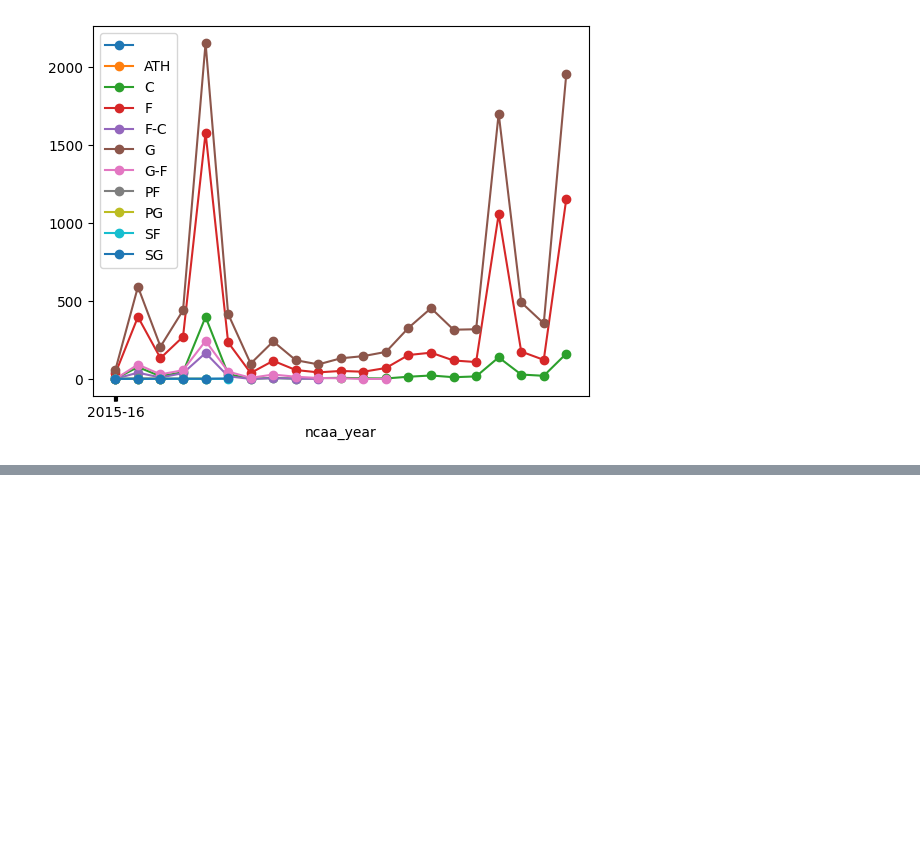
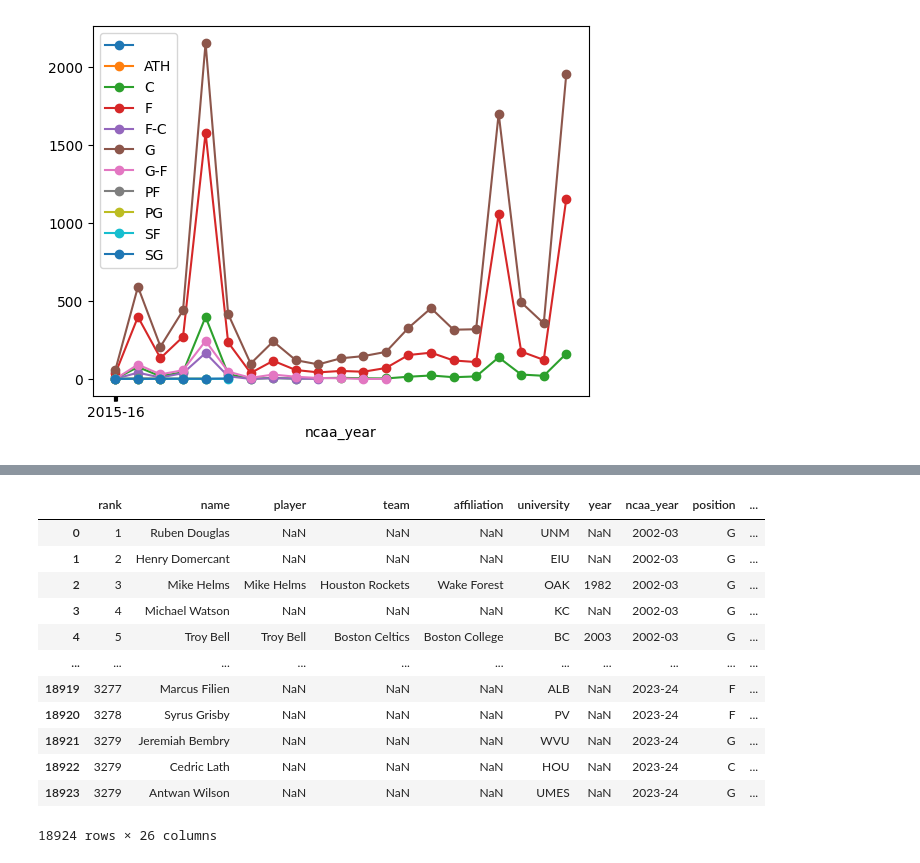
Before and after one commit to omara569/nba_draft_prediction, a Jupyter notebook: data_exploration/exploration.ipynb, the cells around one changed output, grey strips where cells are left out. Saved outputs shown, nothing was run; the diff lists cells and outputs as text; code cells hidden in the pictures; blank space fills up the shorter version.

```diff
--- a/data_exploration/exploration.ipynb
+++ b/data_exploration/exploration.ipynb
@@ -228,0 +292,16 @@ plt.show()
+# %%
+new_df
+# %% [output]
+|  | rank | name | player | team | affiliation | university | year | ncaa_year | position | ... |
+| 0 | 1 | Ruben Douglas | NaN | NaN | NaN | UNM | NaN | 2002-03 | G | ... |
+| 1 | 2 | Henry Domercant | NaN | NaN | NaN | EIU | NaN | 2002-03 | G | ... |
+| 2 | 3 | Mike Helms | Mike Helms | Houston Rockets | Wake Forest | OAK | 1982 | 2002-03 | G | ... |
+| 3 | 4 | Michael Watson | NaN | NaN | NaN | KC | NaN | 2002-03 | G | ... |
+| 4 | 5 | Troy Bell | Troy Bell | Boston Celtics | Boston College | BC | 2003 | 2002-03 | G | ... |
+| ... | ... | ... | ... | ... | ... | ... | ... | ... | ... | ... |
+| 18919 | 3277 | Marcus Filien | NaN | NaN | NaN | ALB | NaN | 2023-24 | F | ... |
+| 18920 | 3278 | Syrus Grisby | NaN | NaN | NaN | PV | NaN | 2023-24 | F | ... |
+| 18921 | 3279 | Jeremiah Bembry | NaN | NaN | NaN | WVU | NaN | 2023-24 | G | ... |
+| 18922 | 3279 | Cedric Lath | NaN | NaN | NaN | HOU | NaN | 2023-24 | C | ... |
+| 18923 | 3279 | Antwan Wilson | NaN | NaN | NaN | UMES | NaN | 2023-24 | G | ... |
+18924 rows × 26 columns
```
Also changed, not shown: parts of 19 cells of this notebook, 29 other files.
